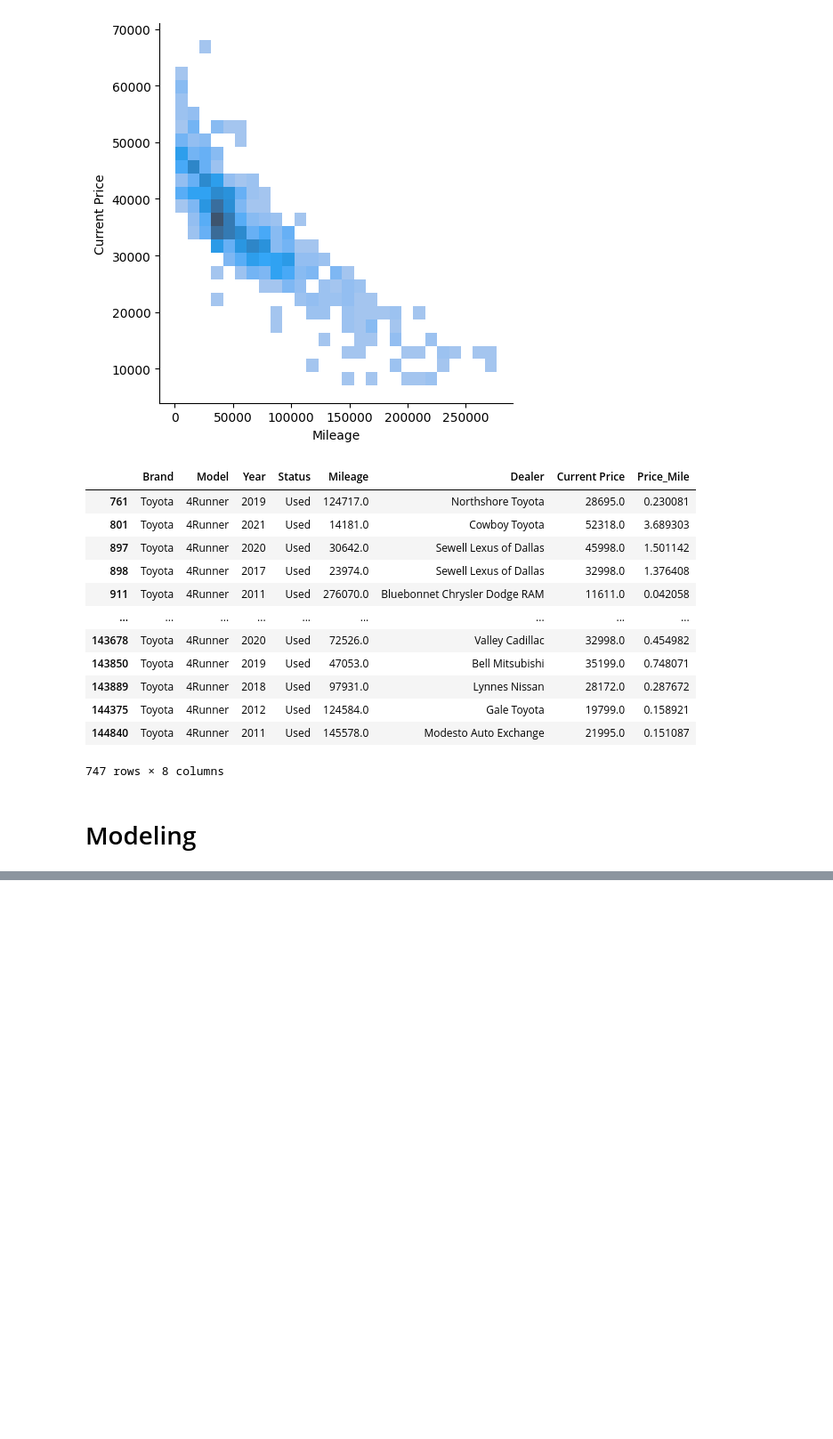
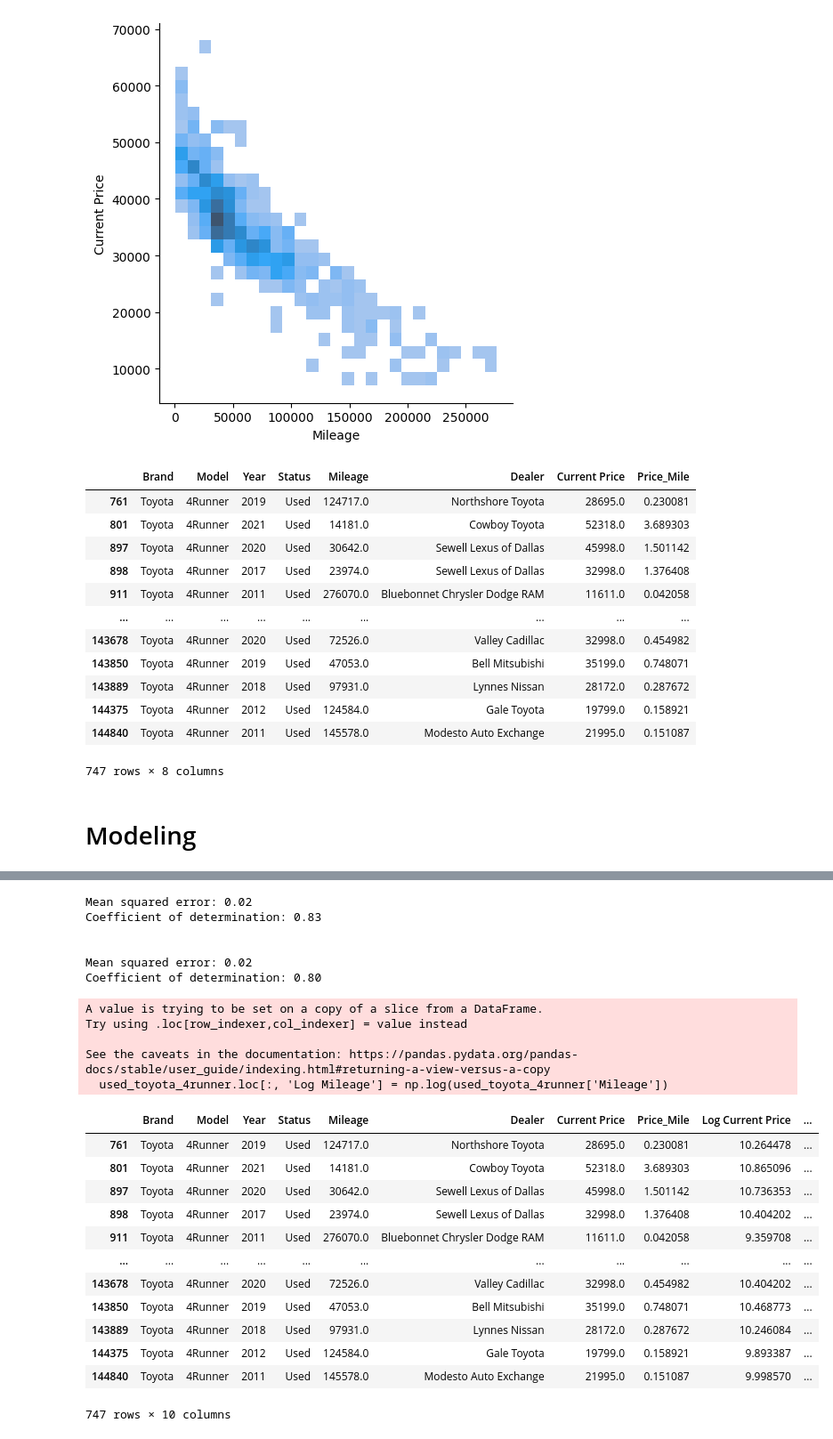
Before and after one commit to mglissmann/usa_car_sale_prices, a Jupyter notebook: analysis.ipynb, the cells around one changed output, grey strips where cells are left out. Shown at 89% size. Cells and saved outputs as stored; diff of their text form; code cells hidden in the pictures; blank space fills up the shorter version.

```diff
--- a/analysis.ipynb
+++ b/analysis.ipynb
@@ -342,2 +345,5 @@ Coefficient of determination: 0.74
 Mean squared error: 21284589.07
 Coefficient of determination: 0.71
+# %%
+used_toyota_4runner.loc[:, 'Log Current Price'] = np.log(used_toyota_4runner['Current Price'])
+used_toyota_4runner
@@ -343,0 +364,50 @@ Coefficient of determination: 0.71
+# %%
+predictors = ['Year', 'Mileage']
+target = ['Log Current Price']
+
+X_train, X_val, y_train, y_val = train_test_split(
+    used_toyota_4runner[predictors],
+    used_toyota_4runner[target],
+    test_size=0.20,
+    random_state=42
+)
+
+model = linear_model.LinearRegression()
+model.fit(X_train, y_train)
+y_pred = model.predict(X_train)
+print(f"Mean squared error: {mean_squared_error(y_train, y_pred):.2f}")
+print(f"Coefficient of determination: {r2_score(y_train, y_pred):.2f}")
+print('\n')
+
+preds = model.predict(X_val)
+print(f"Mean squared error: {mean_squared_error(y_val, preds):.2f}")
+print(f"Coefficient of determination: {r2_score(y_val, preds):.2f}")
+# %% [output]
+Mean squared error: 0.02
+Coefficient of determination: 0.83
+
+
+Mean squared error: 0.02
+Coefficient of determination: 0.80
+# %%
+used_toyota_4runner.loc[:, 'Log Mileage'] = np.log(used_toyota_4runner['Mileage'])
+used_toyota_4runner
+# %% [output]
+A value is trying to be set on a copy of a slice from a DataFrame.
+Try using .loc[row_indexer,col_indexer] = value instead
+
+See the caveats in the documentation: https://pandas.pydata.org/pandas-docs/stable/user_guide/indexing.html#returning-a-view-versus-a-copy
+  used_toyota_4runner.loc[:, 'Log Mileage'] = np.log(used_toyota_4runner['Mileage'])
+|  | Brand | Model | Year | Status | Mileage | Dealer | Current Price | Price_Mile | Log Current Price | ... |
+| 761 | Toyota | 4Runner | 2019 | Used | 124717.0 | Northshore Toyota | 28695.0 | 0.230081 | 10.264478 | ... |
+| 801 | Toyota | 4Runner | 2021 | Used | 14181.0 | Cowboy Toyota | 52318.0 | 3.689303 | 10.865096 | ... |
+| 897 | Toyota | 4Runner | 2020 | Used | 30642.0 | Sewell Lexus of Dallas | 45998.0 | 1.501142 | 10.736353 | ... |
+| 898 | Toyota | 4Runner | 2017 | Used | 23974.0 | Sewell Lexus of Dallas | 32998.0 | 1.376408 | 10.404202 | ... |
+| 911 | Toyota | 4Runner | 2011 | Used | 276070.0 | Bluebonnet Chrysler Dodge RAM | 11611.0 | 0.042058 | 9.359708 | ... |
+| ... | ... | ... | ... | ... | ... | ... | ... | ... | ... | ... |
+| 143678 | Toyota | 4Runner | 2020 | Used | 72526.0 | Valley Cadillac | 32998.0 | 0.454982 | 10.404202 | ... |
+| 143850 | Toyota | 4Runner | 2019 | Used | 47053.0 | Bell Mitsubishi | 35199.0 | 0.748071 | 10.468773 | ... |
+| 143889 | Toyota | 4Runner | 2018 | Used | 97931.0 | Lynnes Nissan | 28172.0 | 0.287672 | 10.246084 | ... |
+| 144375 | Toyota | 4Runner | 2012 | Used | 124584.0 | Gale Toyota | 19799.0 | 0.158921 | 9.893387 | ... |
+| 144840 | Toyota | 4Runner | 2011 | Used | 145578.0 | Modesto Auto Exchange | 21995.0 | 0.151087 | 9.998570 | ... |
+747 rows × 10 columns
```
Also changed, not shown: parts of 6 cells of this notebook.
